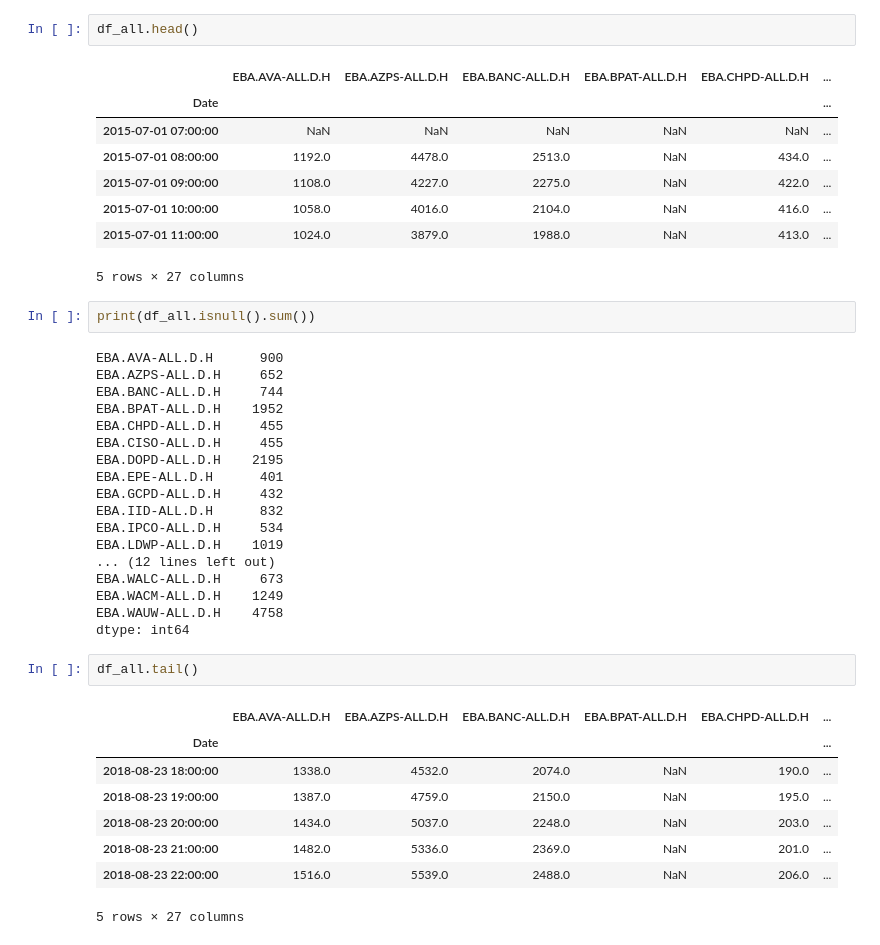
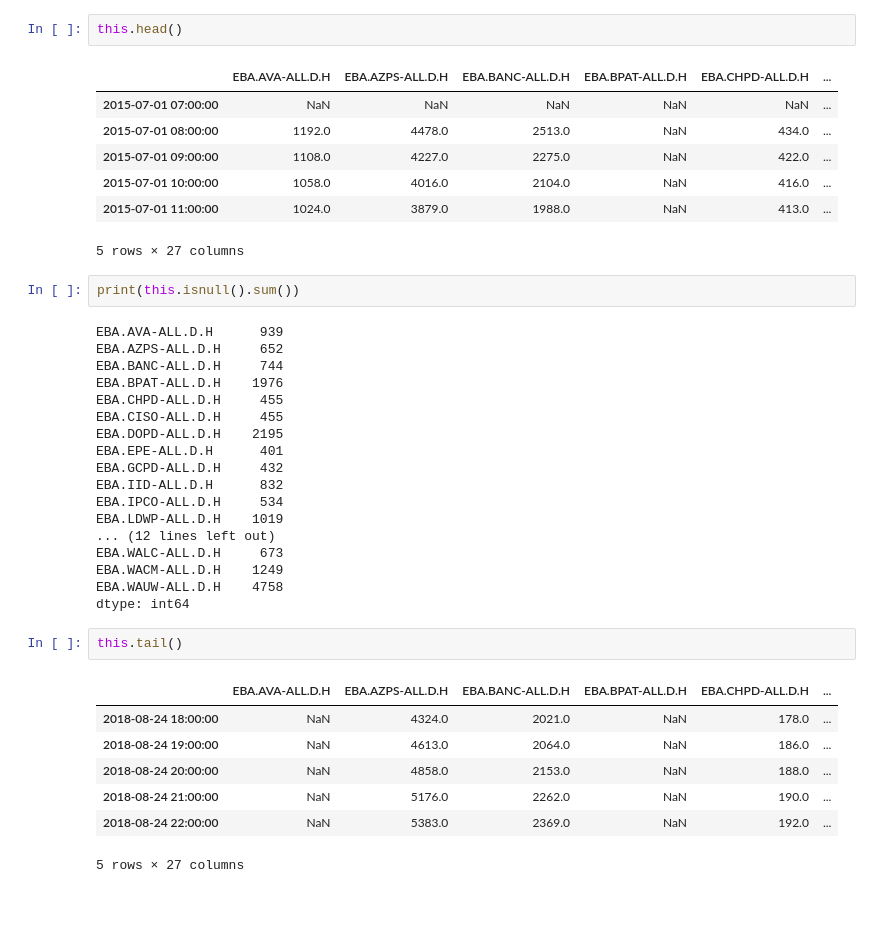
Before and after one commit to Breakthrough-Energy/PreREISE, a Jupyter notebook: DownloadEIAData_API.ipynb, the cells around one changed output. Saved outputs shown, nothing was run; the diff lists cells and outputs as text; blank space fills up the shorter version.

```diff
--- a/DownloadEIAData_API.ipynb
+++ b/DownloadEIAData_API.ipynb
@@ -145,8 +174,7 @@ EBA.WAUW-ALL.D.H
 # %%
-df_all.head()
+this.head()
 # %% [output]
 |  | EBA.AVA-ALL.D.H | EBA.AZPS-ALL.D.H | EBA.BANC-ALL.D.H | EBA.BPAT-ALL.D.H | EBA.CHPD-ALL.D.H | ... |
-| Date |  |  |  |  |  | ... |
 | 2015-07-01 07:00:00 | NaN | NaN | NaN | NaN | NaN | ... |
 | 2015-07-01 08:00:00 | 1192.0 | 4478.0 | 2513.0 | NaN | 434.0 | ... |
 | 2015-07-01 09:00:00 | 1108.0 | 4227.0 | 2275.0 | NaN | 422.0 | ... |
@@ -154,12 +182,12 @@ df_all.head()
 | 2015-07-01 11:00:00 | 1024.0 | 3879.0 | 1988.0 | NaN | 413.0 | ... |
 5 rows × 27 columns
 # %%
-print(df_all.isnull().sum())
+print(this.isnull().sum())
 # %% [output]
-EBA.AVA-ALL.D.H      900
+EBA.AVA-ALL.D.H      939
 EBA.AZPS-ALL.D.H     652
 EBA.BANC-ALL.D.H     744
-EBA.BPAT-ALL.D.H    1952
+EBA.BPAT-ALL.D.H    1976
 EBA.CHPD-ALL.D.H     455
 EBA.CISO-ALL.D.H     455
 EBA.DOPD-ALL.D.H    2195
@@ -174,14 +202,13 @@ EBA.WACM-ALL.D.H    1249
 EBA.WAUW-ALL.D.H    4758
 dtype: int64
 # %%
-df_all.tail()
+this.tail()
 # %% [output]
 |  | EBA.AVA-ALL.D.H | EBA.AZPS-ALL.D.H | EBA.BANC-ALL.D.H | EBA.BPAT-ALL.D.H | EBA.CHPD-ALL.D.H | ... |
-| Date |  |  |  |  |  | ... |
-| 2018-08-23 18:00:00 | 1338.0 | 4532.0 | 2074.0 | NaN | 190.0 | ... |
-| 2018-08-23 19:00:00 | 1387.0 | 4759.0 | 2150.0 | NaN | 195.0 | ... |
-| 2018-08-23 20:00:00 | 1434.0 | 5037.0 | 2248.0 | NaN | 203.0 | ... |
-| 2018-08-23 21:00:00 | 1482.0 | 5336.0 | 2369.0 | NaN | 201.0 | ... |
-| 2018-08-23 22:00:00 | 1516.0 | 5539.0 | 2488.0 | NaN | 206.0 | ... |
+| 2018-08-24 18:00:00 | NaN | 4324.0 | 2021.0 | NaN | 178.0 | ... |
+| 2018-08-24 19:00:00 | NaN | 4613.0 | 2064.0 | NaN | 186.0 | ... |
+| 2018-08-24 20:00:00 | NaN | 4858.0 | 2153.0 | NaN | 188.0 | ... |
+| 2018-08-24 21:00:00 | NaN | 5176.0 | 2262.0 | NaN | 190.0 | ... |
+| 2018-08-24 22:00:00 | NaN | 5383.0 | 2369.0 | NaN | 192.0 | ... |
 5 rows × 27 columns
 # %%
```
Also changed, not shown: parts of 8 cells of this notebook.
